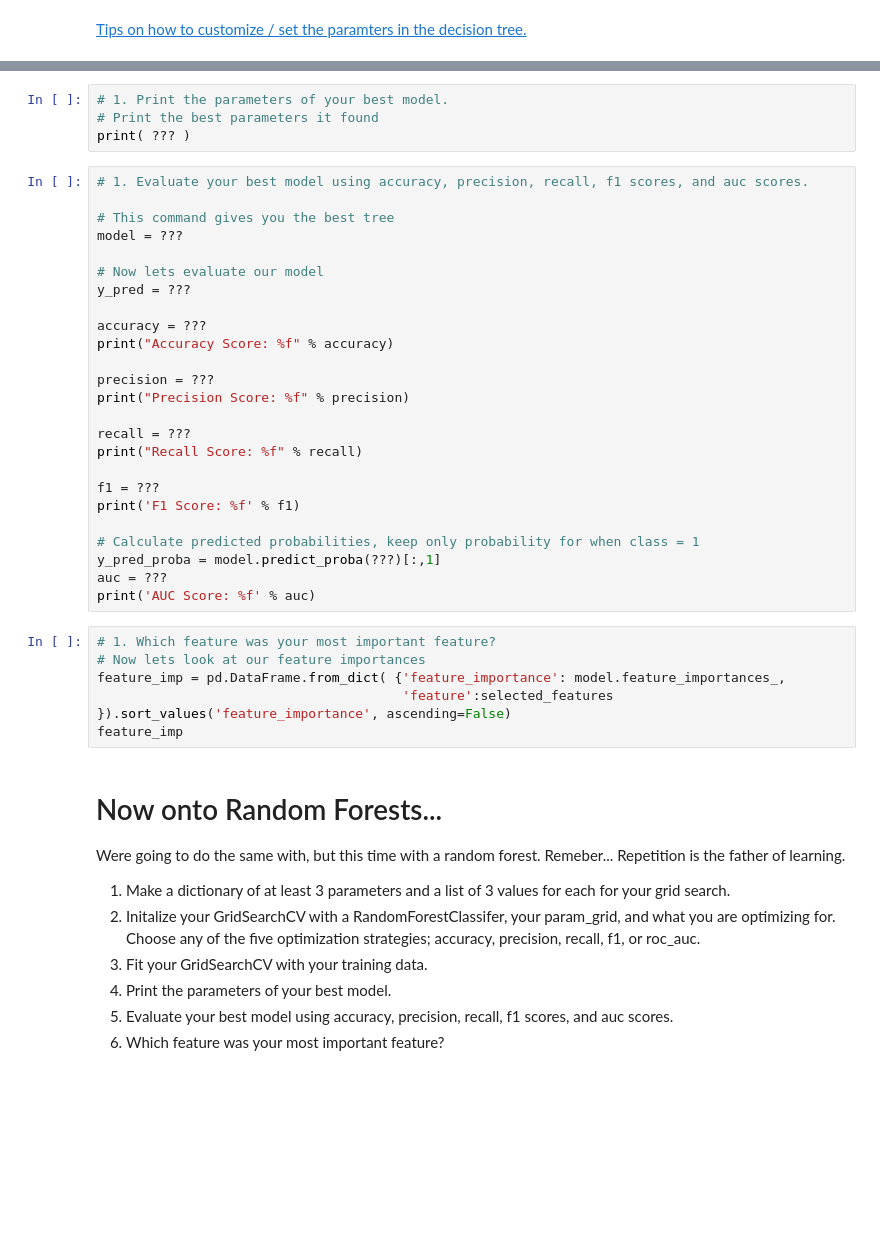
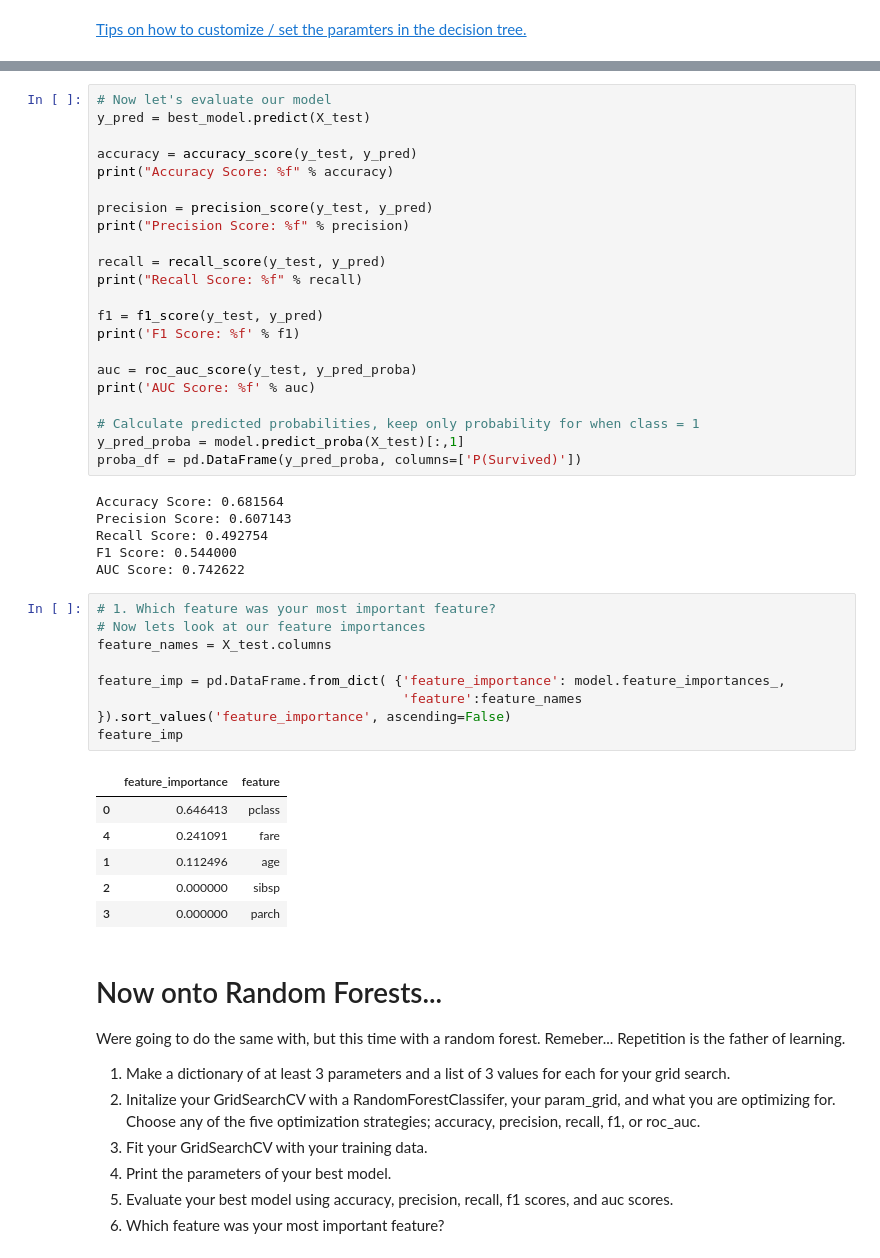
Before and after one commit to availe/CTP-Data-Science, a Jupyter notebook: Week-08-Decision-Trees-n-Random-Forest/Exercise-RD.ipynb, the cells around one changed output, grey strips where cells are left out. Drawn from its saved outputs; the diff is of its cells as text; blank space fills up the shorter version.

```diff
--- a/Week-08-Decision-Trees-n-Random-Forest/Exercise-RD.ipynb
+++ b/Week-08-Decision-Trees-n-Random-Forest/Exercise-RD.ipynb
@@ -263,38 +278,46 @@ grid_search_cv =  GridSearchCV( ??? )
-# %%
-# 1. Print the parameters of your best model.
-# Print the best parameters it found
-print( ??? )
 # %%
-# 1. Evaluate your best model using accuracy, precision, recall, f1 scores, and auc scores.
+# Now let's evaluate our model
+y_pred = best_model.predict(X_test)
 
-# This command gives you the best tree
-model = ???
-
-# Now lets evaluate our model
-y_pred = ???
-
-accuracy = ???
+accuracy = accuracy_score(y_test, y_pred)
 print("Accuracy Score: %f" % accuracy)
 
-precision = ???
+precision = precision_score(y_test, y_pred)
 print("Precision Score: %f" % precision)
 
-recall = ???
+recall = recall_score(y_test, y_pred)
 print("Recall Score: %f" % recall)
 
-f1 = ???
+f1 = f1_score(y_test, y_pred)
 print('F1 Score: %f' % f1)
 
+auc = roc_auc_score(y_test, y_pred_proba)
+print('AUC Score: %f' % auc)
+
 # Calculate predicted probabilities, keep only probability for when class = 1
-y_pred_proba = model.predict_proba(???)[:,1]
-auc = ???
-print('AUC Score: %f' % auc)
+y_pred_proba = model.predict_proba(X_test)[:,1]
+proba_df = pd.DataFrame(y_pred_proba, columns=['P(Survived)'])
+# %% [output]
+Accuracy Score: 0.681564
+Precision Score: 0.607143
+Recall Score: 0.492754
+F1 Score: 0.544000
+AUC Score: 0.742622
 # %%
 # 1. Which feature was your most important feature?
 # Now lets look at our feature importances
+feature_names = X_test.columns
+
 feature_imp = pd.DataFrame.from_dict( {'feature_importance': model.feature_importances_,
-                                       'feature':selected_features }).sort_values('feature_importance', ascending=False)
+                                       'feature':feature_names }).sort_values('feature_importance', ascending=False)
 feature_imp
+# %% [output]
+|  | feature_importance | feature |
+| 0 | 0.646413 | pclass |
+| 4 | 0.241091 | fare |
+| 1 | 0.112496 | age |
+| 2 | 0.000000 | sibsp |
+| 3 | 0.000000 | parch |
 # %% [markdown]
 # Now onto Random Forests...
 Were going to do the same with, but this time with a random forest. Remeber... Repetition is the father of learning.
```
Also changed, not shown: parts of 7 cells of this notebook.
